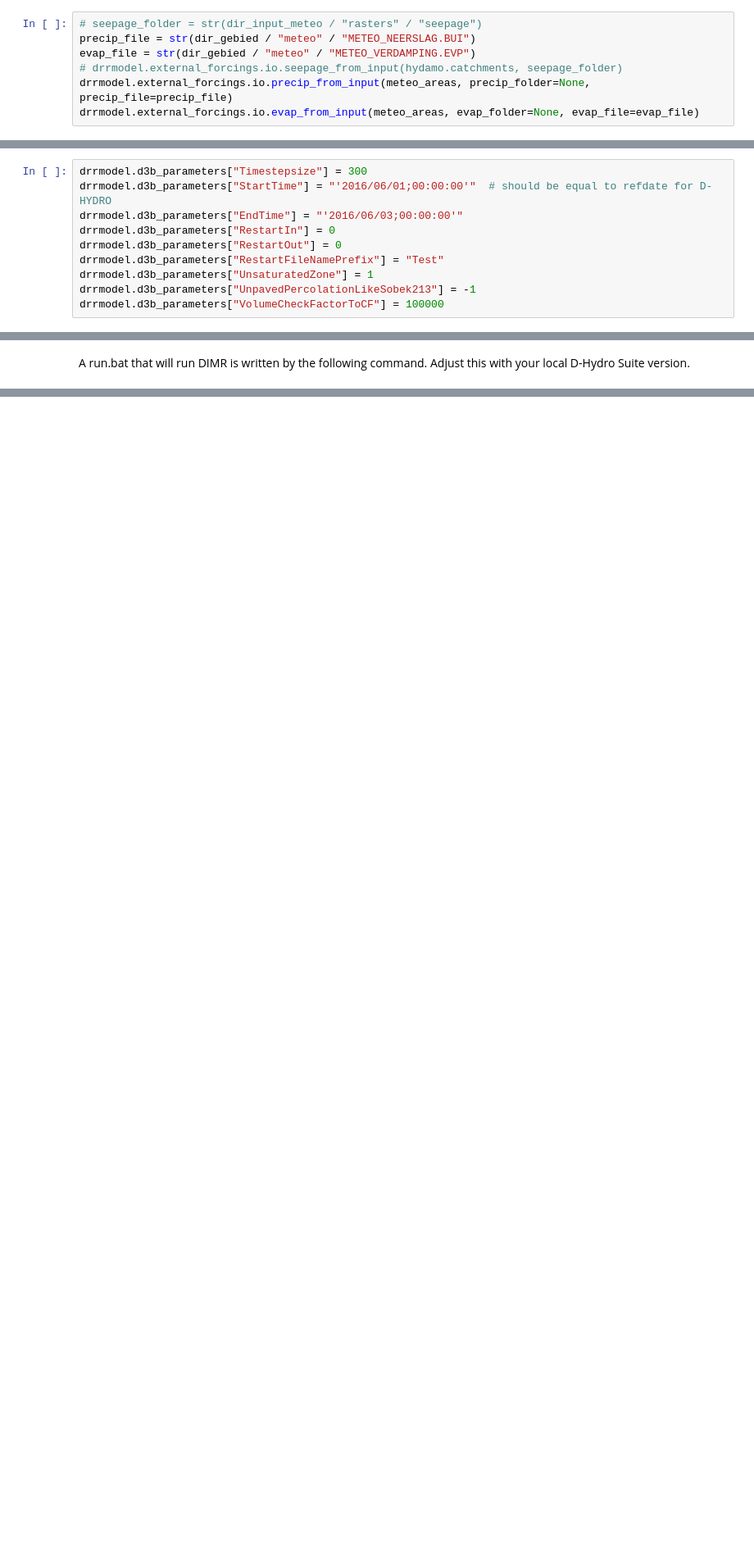
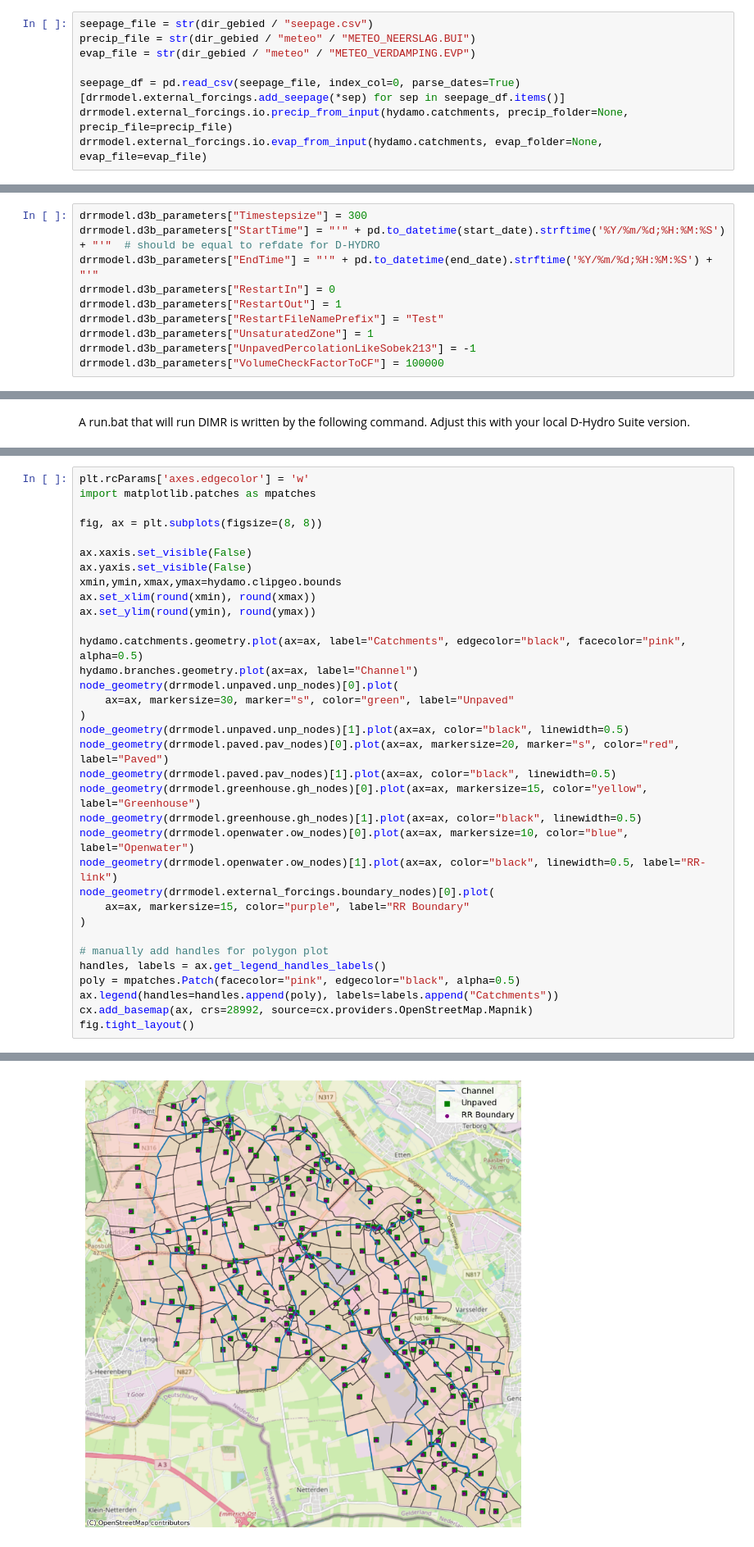
Before and after one commit to Sweco-NL/WRIJ_RR_Unpaved_methode, a Jupyter notebook: notebooks/Hydrolib-RR-unpaved-dhydamo-WRIJ-Oude-IJssel.ipynb, the cells around one changed output, grey strips where cells are left out. Shown at 82% size. Saved outputs shown, nothing was run; the diff lists cells and outputs as text; blank space fills up the shorter version.

```diff
--- a/notebooks/Hydrolib-RR-unpaved-dhydamo-WRIJ-Oude-IJssel.ipynb
+++ b/notebooks/Hydrolib-RR-unpaved-dhydamo-WRIJ-Oude-IJssel.ipynb
@@ -158,20 +141,22 @@ For example: 'precip_20200605151500.tif'
 
 Extracting meteo-data from rasters can be time consuming. If precip_file and evap_file are specified, meteo-files are copied from an existing location.
 # %%
-# seepage_folder = str(dir_input_meteo / "rasters" / "seepage")
+seepage_file = str(dir_gebied / "seepage.csv")
 precip_file = str(dir_gebied / "meteo" / "METEO_NEERSLAG.BUI")
 evap_file = str(dir_gebied / "meteo" / "METEO_VERDAMPING.EVP")
-# drrmodel.external_forcings.io.seepage_from_input(hydamo.catchments, seepage_folder)
-drrmodel.external_forcings.io.precip_from_input(meteo_areas, precip_folder=None, precip_file=precip_file)
-drrmodel.external_forcings.io.evap_from_input(meteo_areas, evap_folder=None, evap_file=evap_file)
+
+seepage_df = pd.read_csv(seepage_file, index_col=0, parse_dates=True)
+[drrmodel.external_forcings.add_seepage(*sep) for sep in seepage_df.items()]
+drrmodel.external_forcings.io.precip_from_input(hydamo.catchments, precip_folder=None, precip_file=precip_file)
+drrmodel.external_forcings.io.evap_from_input(hydamo.catchments, evap_folder=None, evap_file=evap_file)
 # %% [markdown]
 Add the main parameters:
 # %%
 drrmodel.d3b_parameters["Timestepsize"] = 300
-drrmodel.d3b_parameters["StartTime"] = "'2016/06/01;00:00:00'"  # should be equal to refdate for D-HYDRO
-drrmodel.d3b_parameters["EndTime"] = "'2016/06/03;00:00:00'"
+drrmodel.d3b_parameters["StartTime"] = "'" + pd.to_datetime(start_date).strftime('%Y/%m/%d;%H:%M:%S') + "'"  # should be equal to refdate for D-HYDRO
+drrmodel.d3b_parameters["EndTime"] = "'" + pd.to_datetime(end_date).strftime('%Y/%m/%d;%H:%M:%S') + "'"
 drrmodel.d3b_parameters["RestartIn"] = 0
-drrmodel.d3b_parameters["RestartOut"] = 0
+drrmodel.d3b_parameters["RestartOut"] = 1
 drrmodel.d3b_parameters["RestartFileNamePrefix"] = "Test"
 drrmodel.d3b_parameters["UnsaturatedZone"] = 1
 drrmodel.d3b_parameters["UnpavedPercolationLikeSobek213"] = -1
@@ -330,0 +222,35 @@ Add projection information (Rijksdriehoeksstelsel) to the net.nc-file.
+# %%
+plt.rcParams['axes.edgecolor'] = 'w'
+import matplotlib.patches as mpatches
+
+fig, ax = plt.subplots(figsize=(8, 8))
+
+ax.xaxis.set_visible(False)
+ax.yaxis.set_visible(False)
+xmin,ymin,xmax,ymax=hydamo.clipgeo.bounds
+ax.set_xlim(round(xmin), round(xmax))
+ax.set_ylim(round(ymin), round(ymax))
+
+hydamo.catchments.geometry.plot(ax=ax, label="Catchments", edgecolor="black", facecolor="pink", alpha=0.5)
+hydamo.branches.geometry.plot(ax=ax, label="Channel")
+node_geometry(drrmodel.unpaved.unp_nodes)[0].plot(
+    ax=ax, markersize=30, marker="s", color="green", label="Unpaved"
+)
+node_geometry(drrmodel.unpaved.unp_nodes)[1].plot(ax=ax, color="black", linewidth=0.5)
+node_geometry(drrmodel.paved.pav_nodes)[0].plot(ax=ax, markersize=20, marker="s", color="red", label="Paved")
+node_geometry(drrmodel.paved.pav_nodes)[1].plot(ax=ax, color="black", linewidth=0.5)
+node_geometry(drrmodel.greenhouse.gh_nodes)[0].plot(ax=ax, markersize=15, color="yellow", label="Greenhouse")
+node_geometry(drrmodel.greenhouse.gh_nodes)[1].plot(ax=ax, color="black", linewidth=0.5)
+node_geometry(drrmodel.openwater.ow_nodes)[0].plot(ax=ax, markersize=10, color="blue", label="Openwater")
+node_geometry(drrmodel.openwater.ow_nodes)[1].plot(ax=ax, color="black", linewidth=0.5, label="RR-link")
+node_geometry(drrmodel.external_forcings.boundary_nodes)[0].plot(
+    ax=ax, markersize=15, color="purple", label="RR Boundary"
+)
+
+# manually add handles for polygon plot
+handles, labels = ax.get_legend_handles_labels()
+poly = mpatches.Patch(facecolor="pink", edgecolor="black", alpha=0.5)
+ax.legend(handles=handles.append(poly), labels=labels.append("Catchments"))
+cx.add_basemap(ax, crs=28992, source=cx.providers.OpenStreetMap.Mapnik)
+fig.tight_layout()
+# %% [output]
@@ -330,0 +261 @@ Add projection information (Rijksdriehoeksstelsel) to the net.nc-file.
+[figure, added]
```
Also changed, not shown: parts of 26 cells of this notebook, 9 other files.
